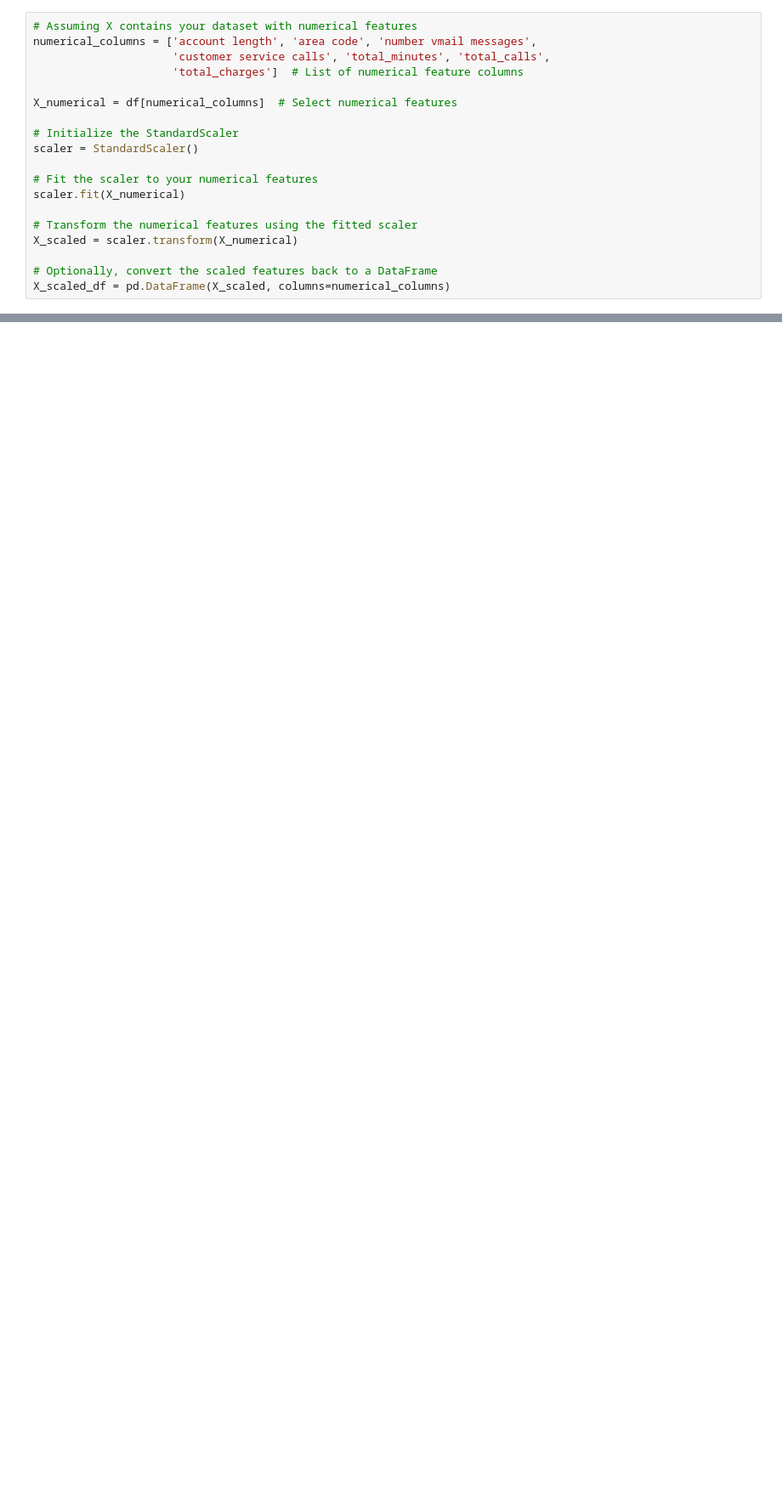
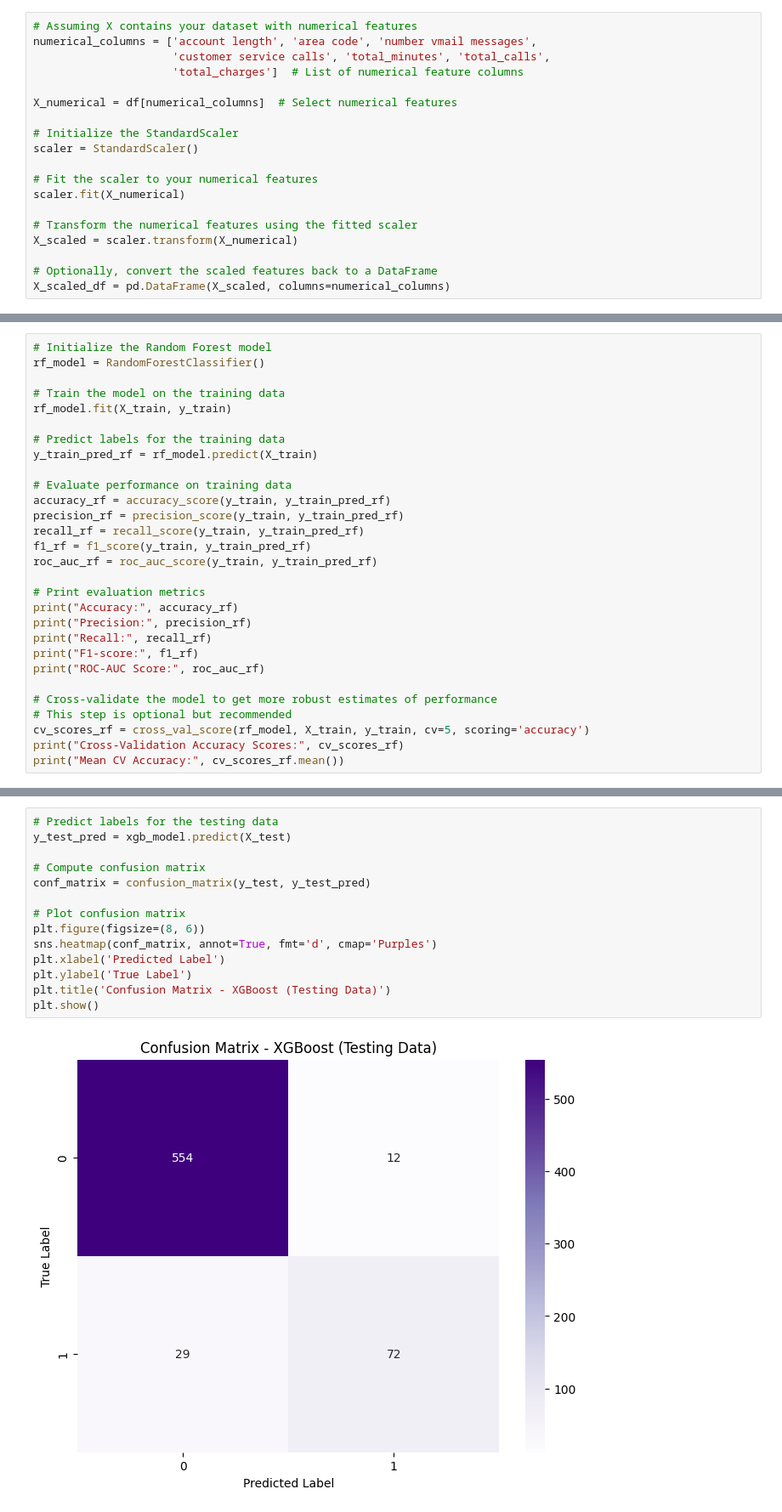
Before and after one commit to yunazzy/SyriaTel-Customer-Churn-Project, a Jupyter notebook: SyriaTel.ipynb, the cells around one changed output, grey strips where cells are left out. Shown at 85% size. Saved outputs shown, nothing was run; the diff lists cells and outputs as text; blank space fills up the shorter version.

```diff
--- a/SyriaTel.ipynb
+++ b/SyriaTel.ipynb
@@ -415,0 +617,29 @@ X_scaled_df = pd.DataFrame(X_scaled, columns=numerical_columns)
+# %%
+# Initialize the Random Forest model
+rf_model = RandomForestClassifier()
+
+# Train the model on the training data
+rf_model.fit(X_train, y_train)
+
+# Predict labels for the training data
+y_train_pred_rf = rf_model.predict(X_train)
+
+# Evaluate performance on training data
+accuracy_rf = accuracy_score(y_train, y_train_pred_rf)
+precision_rf = precision_score(y_train, y_train_pred_rf)
+recall_rf = recall_score(y_train, y_train_pred_rf)
+f1_rf = f1_score(y_train, y_train_pred_rf)
+roc_auc_rf = roc_auc_score(y_train, y_train_pred_rf)
+
+# Print evaluation metrics
+print("Accuracy:", accuracy_rf)
+print("Precision:", precision_rf)
+print("Recall:", recall_rf)
+print("F1-score:", f1_rf)
+print("ROC-AUC Score:", roc_auc_rf)
+
+# Cross-validate the model to get more robust estimates of performance
+# This step is optional but recommended
+cv_scores_rf = cross_val_score(rf_model, X_train, y_train, cv=5, scoring='accuracy')
+print("Cross-Validation Accuracy Scores:", cv_scores_rf)
+print("Mean CV Accuracy:", cv_scores_rf.mean())
@@ -415,0 +696,16 @@ X_scaled_df = pd.DataFrame(X_scaled, columns=numerical_columns)
+# %%
+# Predict labels for the testing data
+y_test_pred = xgb_model.predict(X_test)
+
+# Compute confusion matrix
+conf_matrix = confusion_matrix(y_test, y_test_pred)
+
+# Plot confusion matrix
+plt.figure(figsize=(8, 6))
+sns.heatmap(conf_matrix, annot=True, fmt='d', cmap='Purples')
+plt.xlabel('Predicted Label')
+plt.ylabel('True Label')
+plt.title('Confusion Matrix - XGBoost (Testing Data)')
+plt.show()
+# %% [output]
+[figure, added]
```
Also changed, not shown: parts of 23 cells of this notebook.
